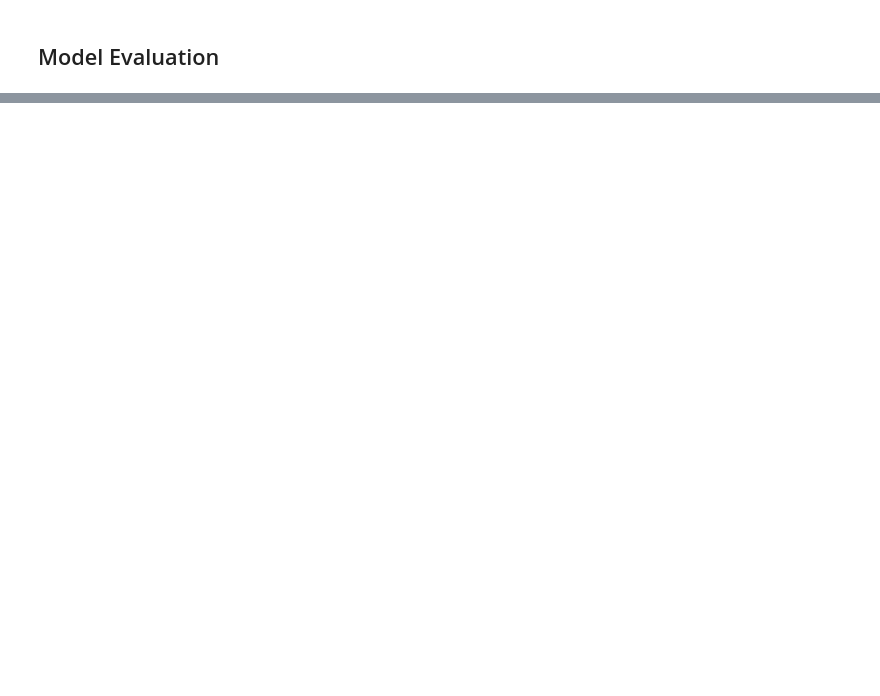
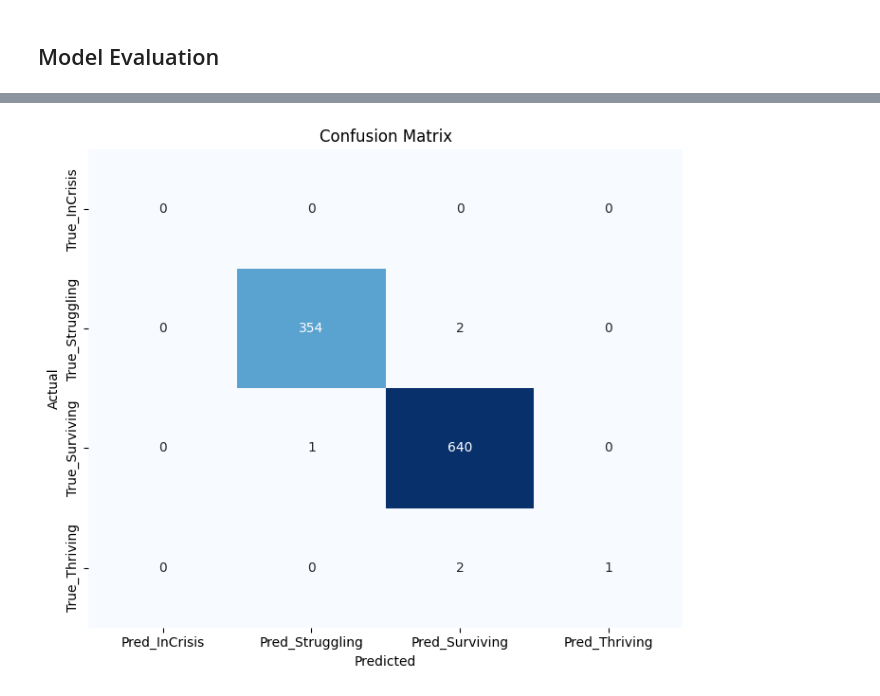
Before and after one commit to majiinB/Heron-wellnest-ml-model, a Jupyter notebook: notebooks/classification/random-forest.ipynb, the cells around one changed output, grey strips where cells are left out. Drawn from its saved outputs; the diff is of its cells as text; code cells hidden in the pictures; blank space fills up the shorter version.

```diff
--- a/notebooks/classification/random-forest.ipynb
+++ b/notebooks/classification/random-forest.ipynb
@@ -37,19 +116,17 @@ MODEL_PATH = '../models/random_forest.joblib'
 # %% [markdown]
 ## Model training
 # %%
-# Build the Random Forest pipeline (with SMOTE inside CV)
-rf_pipeline = ImbPipeline(steps=[
-    ('smote', SMOTE(random_state=42)),
+rf_pipeline = Pipeline(steps=[
     ('classifier', RandomForestClassifier(random_state=42))
 ])
 
 # Param grid
 param_grid = {
     'classifier__n_estimators': [100, 200],
-    'classifier__max_depth': [3, 5, 10],
-    'classifier__min_samples_leaf': [10, 20],
-    'classifier__min_samples_split': [5, 10],
-    'classifier__max_features': ['sqrt']
+    'classifier__max_depth': [3, 5, 10, None],
+    'classifier__min_samples_leaf': [1, 5, 10, 20],
+    'classifier__min_samples_split': [2, 5, 10],
+    'classifier__max_features': ['sqrt', 'log2']
 }
 
 # GridSearchCV setup
@@ -61,11 +138,11 @@ grid_search = GridSearchCV(
     n_jobs=-1
 )
 
-# Fit on original unresampled training data
+# Fit on original (imbalanced) training data
 grid_search.fit(X_train, y_train)
 
 # Save best model
 best_model = grid_search.best_estimator_
 joblib.dump(best_model, MODEL_PATH)
 
-print("Best Parameters:", grid_search.best_params_)
+print("✅ Best Parameters:", grid_search.best_params_)
@@ -72,2 +151,72 @@ print("Best Parameters:", grid_search.best_params_)
 # %% [markdown]
 ## Model Evaluation
+# %%
+# --- Cross-Validation Results ---
+cv_results_df = pd.DataFrame(grid_search.cv_results_)
+cv_summary = cv_results_df[['mean_test_score', 'std_test_score', 'params']] \
+    .sort_values(by='mean_test_score', ascending=False) \
+    .reset_index(drop=True)
+
+print("\n✅ Cross-Validation Results Summary:\n")
+display(cv_summary)
+
+# --- Predictions on Test Set ---
+y_pred = grid_search.predict(X_test)
+
+# Decode labels back to class names
+y_test_labels = le.inverse_transform(y_test)
+y_pred_labels = le.inverse_transform(y_pred)
+class_names = le.classes_
+
+# --- Classification Report ---
+report_dict = classification_report(
+    y_test_labels, y_pred_labels, labels=class_names,
+    output_dict=True, zero_division=0
+)
+report_df = pd.DataFrame(report_dict).T
+
+print("\n📊 Classification Report (Test Set):\n")
+display(report_df.round(3))
+
+# --- Balanced Accuracy ---
+bal_acc = balanced_accuracy_score(y_test_labels, y_pred_labels)
+print(f"\n⚖️ Balanced Accuracy: {bal_acc:.4f}")
+
+# --- Confusion Matrix ---
+cm = confusion_matrix(y_test_labels, y_pred_labels, labels=class_names)
+
+cm_df = pd.DataFrame(
+    cm, index=[f"True_{cls}" for cls in class_names],
+    columns=[f"Pred_{cls}" for cls in class_names]
+)
+
+print("\n🔎 Confusion Matrix:\n")
+display(cm_df)
+
+plt.figure(figsize=(7,6))
+sns.heatmap(cm_df, annot=True, fmt='d', cmap='Blues', cbar=False)
+plt.title("Confusion Matrix")
+plt.xlabel("Predicted")
+plt.ylabel("Actual")
+plt.tight_layout()
+plt.show()
+
+# --- Shuffled Labels Baseline ---
+from sklearn.utils import shuffle
+baseline_model = RandomForestClassifier(class_weight='balanced', random_state=42)
+
+y_shuffled = shuffle(y_train, random_state=42)
+baseline_model.fit(X_train, y_shuffled)
+y_pred_shuffled = baseline_model.predict(X_test)
+
+y_pred_shuffled_labels = le.inverse_transform(y_pred_shuffled)
+
+baseline_report_dict = classification_report(
+    y_test_labels, y_pred_shuffled_labels,
+    labels=class_names, output_dict=True, zero_division=0
+)
+baseline_report_df = pd.DataFrame(baseline_report_dict).T
+
+print("\n🌀 Classification Report (Shuffled Labels Baseline):\n")
+display(baseline_report_df.round(3))
+# %% [output]
@@ -73,0 +254 @@ print("Best Parameters:", grid_search.best_params_)
+[figure, added]
```
Also changed, not shown: parts of 7 cells of this notebook, 4 other files.
